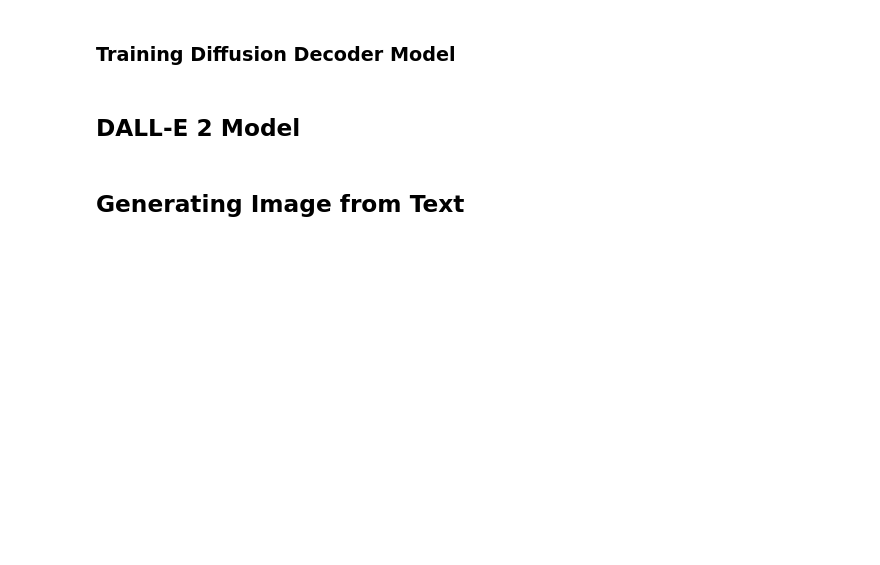
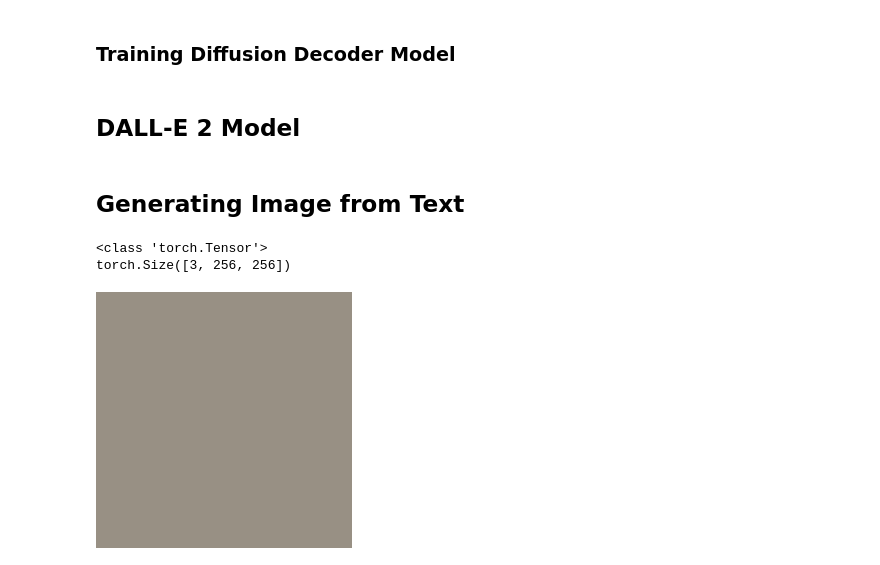
Before and after one commit to RKGoel/Multimodal-AI-in-Action, a Jupyter notebook: Ch03/generate_image.ipynb, the cells around one changed output. Cells and saved outputs as stored; diff of their text form; code cells hidden in the pictures; blank space fills up the shorter version.

```diff
--- a/Ch03/generate_image.ipynb
+++ b/Ch03/generate_image.ipynb
@@ -1142,7 +1150,7 @@ from tqdm import tqdm
 # %%
 acc_loss = 0
 num_samples = 0
-max_batches = 10
+max_batches = 2
 
 curr_batch = 0
 tqdm_object = tqdm(train_loader, total=max_batches)
@@ -1925,6 +1933,16 @@ class Decoder(nn.Module):
         for unet, device in zip(self.unets, devices):
             unet.to(device)
 
+    def dynamic_threshold(self, x):
+        """ proposed in https://arxiv.org/abs/2205.11487 as an improved clamping in the setting of classifier free guidance """
+
+        # s is the threshold amount
+        # static thresholding would just be s = 1
+        s = 1.
+        # clip by threshold, depending on whether static or dynamic
+        x = x.clamp(-s, s) / s
+        return x
+
     def p_mean_variance(self, unet, x, t, image_embed, noise_scheduler, text_encodings = None, clip_denoised = True, cond_scale = 1.):
         pred = unet.forward_with_cond_scale(x, t, image_embed = image_embed, text_encodings = text_encodings, cond_scale = cond_scale)
         x_start = pred
@@ -1946,7 +1964,7 @@ class Decoder(nn.Module):
         return pred, x_start
 
     @torch.no_grad()
-    def p_sample_loop_ddpm(
+    def p_sample_loop(
         self,
         unet,
         shape,
@@ -2028,8 +2046,7 @@ class Decoder(nn.Module):
                     text_encodings = text_encodings,
                     cond_scale = unet_cond_scale,
                     clip_denoised = True,
-                    noise_scheduler = noise_scheduler,
-                    timesteps = sample_timesteps,
+                    noise_scheduler = noise_scheduler
                 )
 
             if exists(stop_at_unet_number) and stop_at_unet_number == unet_number:
@@ -2198,7 +2215,7 @@ class DALLE2(nn.Module):
 
         if isinstance(text, str) or is_list_str(text):
             text = [text] if not isinstance(text, (list, tuple)) else text
-            text = tokenizer.tokenize(text).to(device)
+            text = clip.tokenize(text).to(device)
 
         image_embed = self.prior.sample(text, num_samples_per_batch = self.prior_num_samples, cond_scale = prior_cond_scale)
 
@@ -2230,3 +2247,15 @@ images = dalle2(
     ['a butterfly trying to escape a tornado'],
     cond_scale = 2.
 )
+# %%
+print(type(images))
+print(images[0].shape)
+# %% [output]
+<class 'torch.Tensor'>
+torch.Size([3, 256, 256])
+# %%
+pil_img = torch_tensor_to_image(images[0])
+# %%
+display(pil_img)
+# %% [output]
+[figure, added]
```
Also changed, not shown: parts of 2 cells of this notebook.
